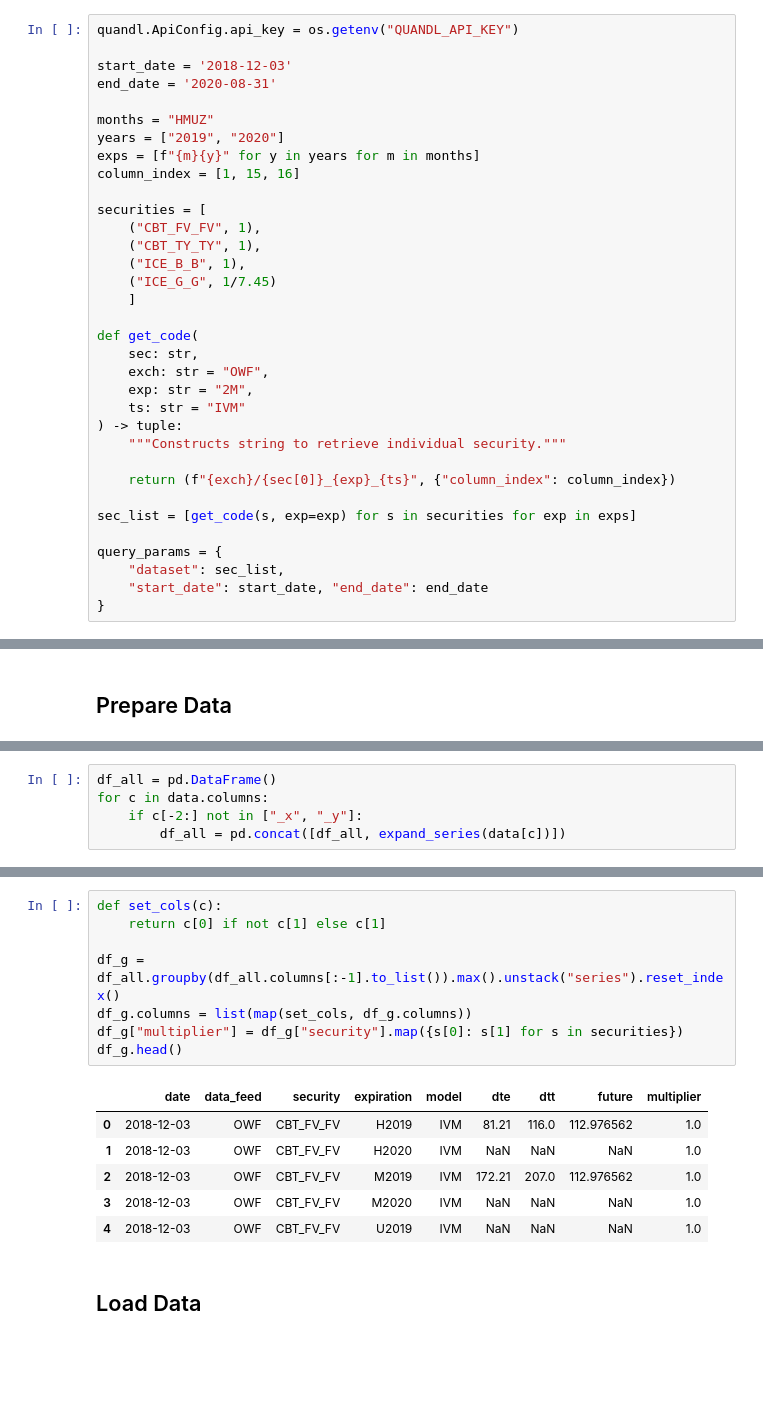
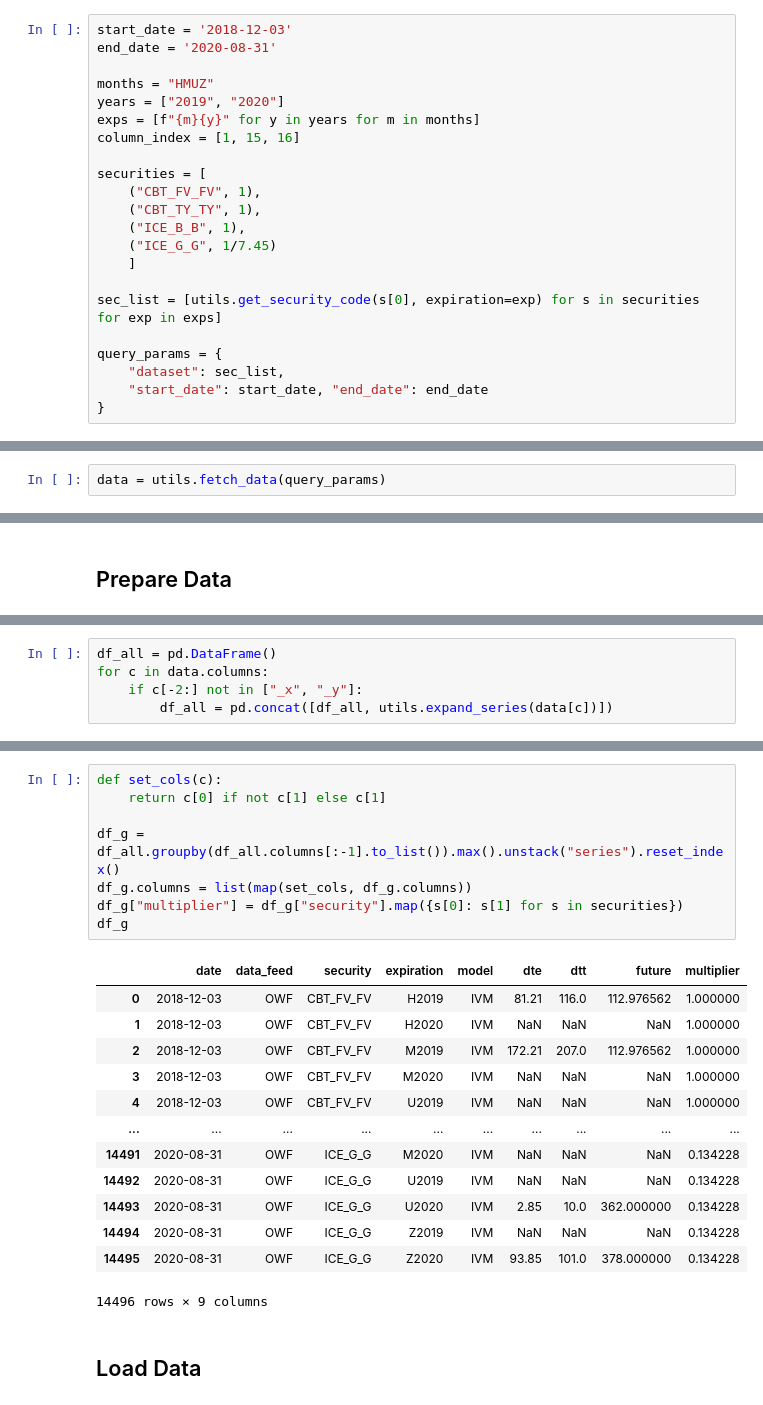
Before and after one commit to CalebEverett/finm33150-spread-trading, a Jupyter notebook: futures_spreads.ipynb, the cells around one changed output, grey strips where cells are left out. Drawn from its saved outputs; the diff is of its cells as text; blank space fills up the shorter version.

```diff
--- a/notebooks/futures_spreads.ipynb
+++ b/futures_spreads.ipynb
@@ -36,8 +37,6 @@ CBT_TY_TY  | [10-Year T-Note Futures - Contract Specs](https://www.cmegroup.com/
 ICE_B_B    | [Brent Crude Futures](https://www.theice.com/products/219/Brent-Crude-Futures)
 ICE_G_G    | [Low Sulphur Gasoil Futures](https://www.theice.com/products/34361119/Low-Sulphur-Gasoil-Futures)
 # %%
-quandl.ApiConfig.api_key = os.getenv("QUANDL_API_KEY")
-
 start_date = '2018-12-03'
 end_date = '2020-08-31'
 
@@ -53,17 +52,7 @@ securities = [
     ("ICE_G_G", 1/7.45)
     ]
 
-def get_code(
-    sec: str,
-    exch: str = "OWF",
-    exp: str = "2M",
-    ts: str = "IVM"
-) -> tuple:
-    """Constructs string to retrieve individual security."""
-
-    return (f"{exch}/{sec[0]}_{exp}_{ts}", {"column_index": column_index})
-
-sec_list = [get_code(s, exp=exp) for s in securities for exp in exps]
+sec_list = [utils.get_security_code(s[0], expiration=exp) for s in securities for exp in exps]
 
 query_params = {
     "dataset": sec_list,
@@ -74,0 +61,2 @@ if True:
+# %%
+data = utils.fetch_data(query_params)
@@ -104,4 +68,4 @@ def expand_series(s: pd.Series) -> pd.DataFrame:
 df_all = pd.DataFrame()
 for c in data.columns:
     if c[-2:] not in ["_x", "_y"]:
-        df_all = pd.concat([df_all, expand_series(data[c])])
+        df_all = pd.concat([df_all, utils.expand_series(data[c])])
@@ -108,18 +75,25 @@ for c in data.columns:
 # %%
 def set_cols(c):
     return c[0] if not c[1] else c[1]
 
 df_g = df_all.groupby(df_all.columns[:-1].to_list()).max().unstack("series").reset_index()
 df_g.columns = list(map(set_cols, df_g.columns))
 df_g["multiplier"] = df_g["security"].map({s[0]: s[1] for s in securities})
-df_g.head()
+df_g
 # %% [output]
 |  | date | data_feed | security | expiration | model | dte | dtt | future | multiplier |
-| 0 | 2018-12-03 | OWF | CBT_FV_FV | H2019 | IVM | 81.21 | 116.0 | 112.976562 | 1.0 |
-| 1 | 2018-12-03 | OWF | CBT_FV_FV | H2020 | IVM | NaN | NaN | NaN | 1.0 |
-| 2 | 2018-12-03 | OWF | CBT_FV_FV | M2019 | IVM | 172.21 | 207.0 | 112.976562 | 1.0 |
-| 3 | 2018-12-03 | OWF | CBT_FV_FV | M2020 | IVM | NaN | NaN | NaN | 1.0 |
-| 4 | 2018-12-03 | OWF | CBT_FV_FV | U2019 | IVM | NaN | NaN | NaN | 1.0 |
+| 0 | 2018-12-03 | OWF | CBT_FV_FV | H2019 | IVM | 81.21 | 116.0 | 112.976562 | 1.000000 |
+| 1 | 2018-12-03 | OWF | CBT_FV_FV | H2020 | IVM | NaN | NaN | NaN | 1.000000 |
+| 2 | 2018-12-03 | OWF | CBT_FV_FV | M2019 | IVM | 172.21 | 207.0 | 112.976562 | 1.000000 |
+| 3 | 2018-12-03 | OWF | CBT_FV_FV | M2020 | IVM | NaN | NaN | NaN | 1.000000 |
+| 4 | 2018-12-03 | OWF | CBT_FV_FV | U2019 | IVM | NaN | NaN | NaN | 1.000000 |
+| ... | ... | ... | ... | ... | ... | ... | ... | ... | ... |
+| 14491 | 2020-08-31 | OWF | ICE_G_G | M2020 | IVM | NaN | NaN | NaN | 0.134228 |
+| 14492 | 2020-08-31 | OWF | ICE_G_G | U2019 | IVM | NaN | NaN | NaN | 0.134228 |
+| 14493 | 2020-08-31 | OWF | ICE_G_G | U2020 | IVM | 2.85 | 10.0 | 362.000000 | 0.134228 |
+| 14494 | 2020-08-31 | OWF | ICE_G_G | Z2019 | IVM | NaN | NaN | NaN | 0.134228 |
+| 14495 | 2020-08-31 | OWF | ICE_G_G | Z2020 | IVM | 93.85 | 101.0 | 378.000000 | 0.134228 |
+14496 rows × 9 columns
 # %% [markdown]
 ## Load Data
 # %%
```
Also changed, not shown: parts of 25 cells of this notebook, 2 other files.
